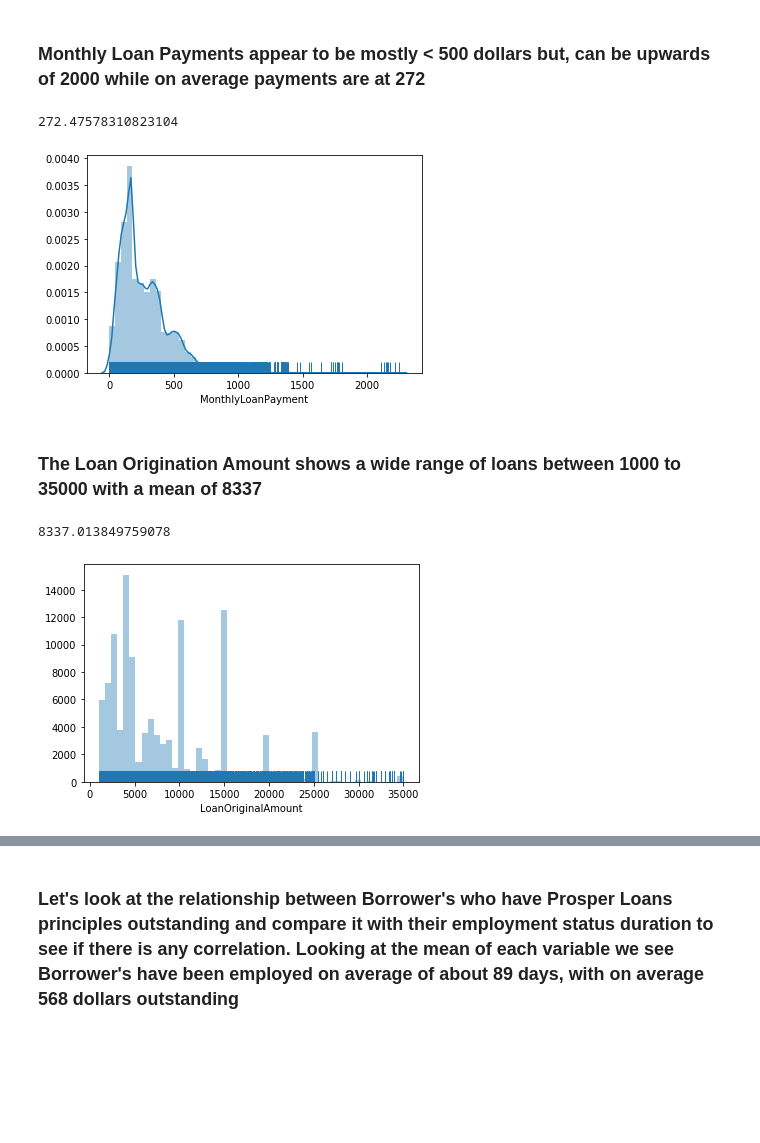
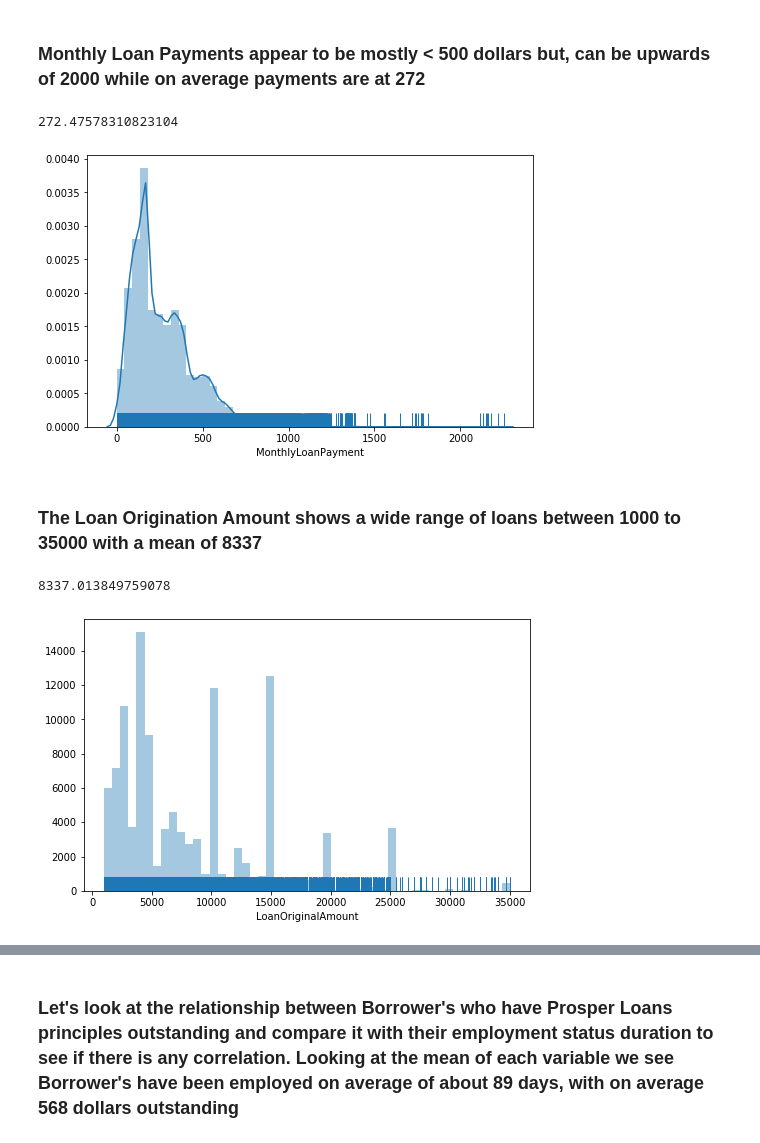
Before and after one commit to MJOAN/Udacity-DA-P5, a Jupyter notebook: exploration_template.ipynb, the cells around one changed output, grey strips where cells are left out. Saved outputs shown, nothing was run; the diff lists cells and outputs as text; code cells hidden in the pictures; blank space fills up the shorter version.

```diff
--- a/exploration_template.ipynb
+++ b/exploration_template.ipynb
@@ -177,8 +177,8 @@ prosper_clean['DateCreditPulled'] = pd.to_datetime(prosper_clean['DateCreditPull
 prosper_clean['LoanOriginationDate'] = pd.to_datetime(prosper_clean['LoanOriginationDate'])
 prosper_clean['ListingCreationDate'] = pd.to_datetime(prosper_clean['ListingCreationDate'])
 # %%
+# using lambda to apply the strftime method and allow for our timestamps to say either "AM" or "PM"
 prosper_clean['DateCreditPulled'] = prosper_clean['DateCreditPulled'].map(lambda x: x.strftime('%Y%m%d%' + ' ' + '%I:%M %p') if x else "")
-prosper_clean['LoanOriginationDate'] = prosper_clean['LoanOriginationDate'].map(lambda x: x.strftime('%Y%m%d%' + ' ' + '%I:%M %p') if x else "")
 prosper_clean['ListingCreationDate'] = prosper_clean['ListingCreationDate'].map(lambda x: x.strftime('%Y%m%d%' + ' ' + '%I:%M %p') if x else "")
 # %% [markdown]
 ### What is the structure of your dataset?
@@ -369,23 +393,29 @@ sb.distplot(prosper_clean.DebtToIncomeRatio, kde=True, rug=False);
 # %% [markdown]
 ### Monthly Loan Payments appear to be mostly < 500 dollars but, can be upwards of 2000 while on average payments are at 272
-# %%
-prosper_clean.MonthlyLoanPayment.mean()
-# %% [output]
-272.47578310823104
+# %%
+# mean of monthly loan payments
+prosper_clean.MonthlyLoanPayment.mean()
+# %% [output]
+272.47578310823104
 # %%
+# use displot to view monthly loan payment
+plt.figure(figsize=[8,5])
 sb.distplot(prosper_clean.MonthlyLoanPayment, kde=True, rug=True);
 # %% [output]
-[figure, old version]
+[figure, new version]
 # %% [markdown]
 ### The Loan Origination Amount shows a wide range of loans between 1000 to 35000 with a mean of 8337
-# %%
-prosper_clean.LoanOriginalAmount.mean()
-# %% [output]
-8337.013849759078
+# %%
+# get mean of loan original amount
+prosper_clean.LoanOriginalAmount.mean()
+# %% [output]
+8337.013849759078
 # %%
+# use distplot to get overview of loan original amounts
+plt.figure(figsize=[8,5])
 sb.distplot(prosper_clean.LoanOriginalAmount, kde=False, rug=True);
 # %% [output]
-[figure, old version]
+[figure, new version]
 # %% [markdown]
 ### Discuss the distribution(s) of your variable(s) of interest. Were there any unusual points? Did you need to perform any transformations?
 
```
Also changed, not shown: parts of 65 cells of this notebook.
